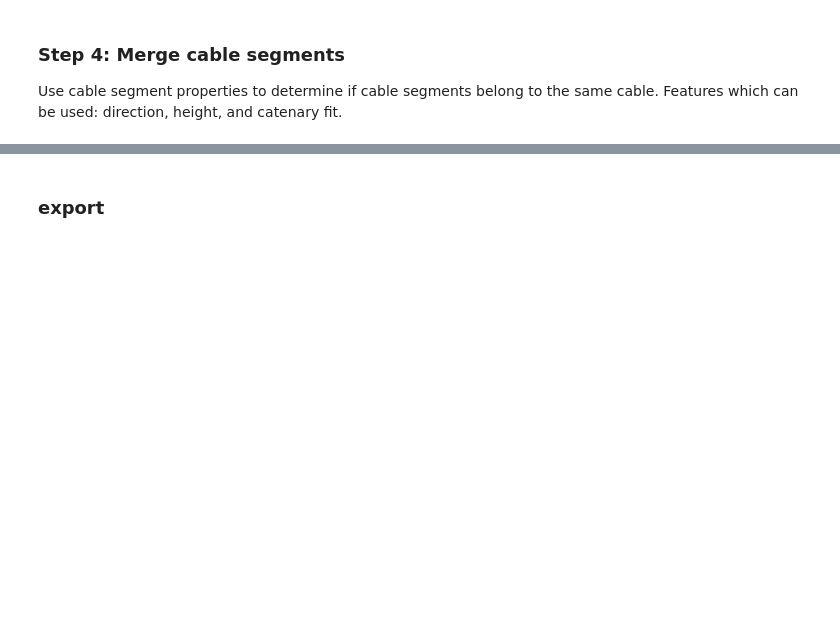
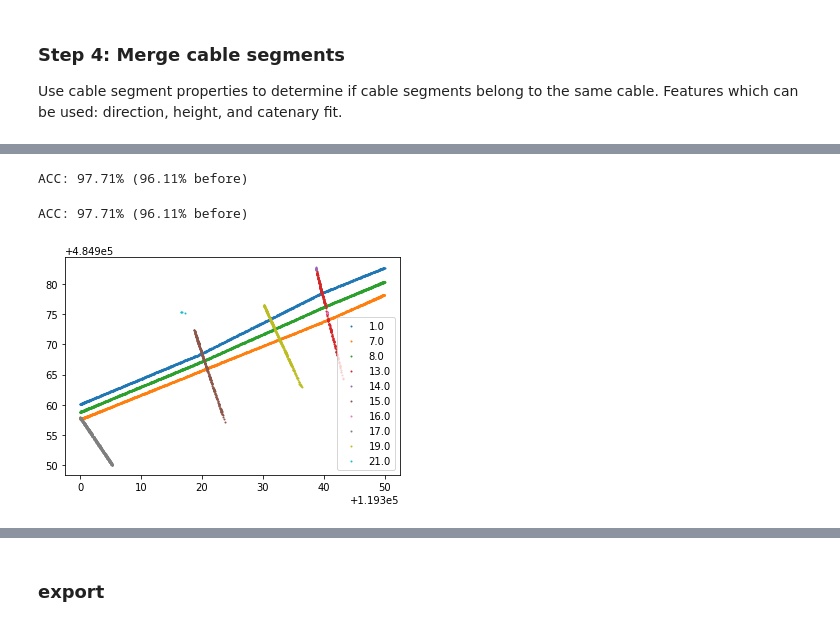
Before and after one commit to Amsterdam-Internships/UPC_Suspended_Streetlight_Extractor, a Jupyter notebook: milestone_2/Cable Extraction B.ipynb, the cells around one changed output, grey strips where cells are left out. Drawn from its saved outputs; the diff is of its cells as text; code cells hidden in the pictures; blank space fills up the shorter version.

```diff
--- a/milestone_2/Cable Extraction B.ipynb
+++ b/milestone_2/Cable Extraction B.ipynb
@@ -648,19 +664,27 @@ def merge_clusters(points, clustering_labels_, max_angle_A=45, max_dist_A=.5, ma
     return clustering_labels_
 # %%
 clustering_labels_ = merge_clusters(points[mask], clustering_labels_)
+# %%
+acc = 100 * np.sum(np.logical_and(clustering_labels_ != 0, true_cable_mask[mask]))/np.sum(true_cable_mask[mask])
+print(f'ACC: {round(acc,2)}% (96.11% before)')
+# %% [output]
+ACC: 97.71% (96.11% before)
 # %%
-acc_before = 100 * np.sum(np.logical_and(clustering_labels_ != 0, true_labels[mask]==11))/np.sum(true_labels[mask]==11)
+acc_before = 100 * np.sum(np.logical_and(clustering_labels_ != 0, true_cable_mask[mask]))/np.sum(true_cable_mask[mask])
 
 # Merge cable clusters
 clustering_labels_ = merge_clusters(points[mask], clustering_labels_)
 
-acc = 100 * np.sum(np.logical_and(clustering_labels_ != 0, true_labels[mask]==11))/np.sum(true_labels[mask]==11)
+acc = 100 * np.sum(np.logical_and(clustering_labels_ != 0, true_cable_mask[mask]))/np.sum(true_cable_mask[mask])
 print(f'ACC: {round(acc,2)}% ({round(acc_before,2)}% before)')
 
 fig = plt.figure()
 ax = plt.axes()
 for cluster in set(clustering_labels_).difference((0,)):
     c_mask = clustering_labels_ == cluster
     ax.scatter(points[mask][c_mask][:,0],points[mask][c_mask][:,1], s=1, label=str(cluster))
 plt.legend()
 plt.show()
+# %% [output]
+ACC: 97.71% (96.11% before)
+[figure, added]
```
Also changed, not shown: parts of 12 cells of this notebook.
